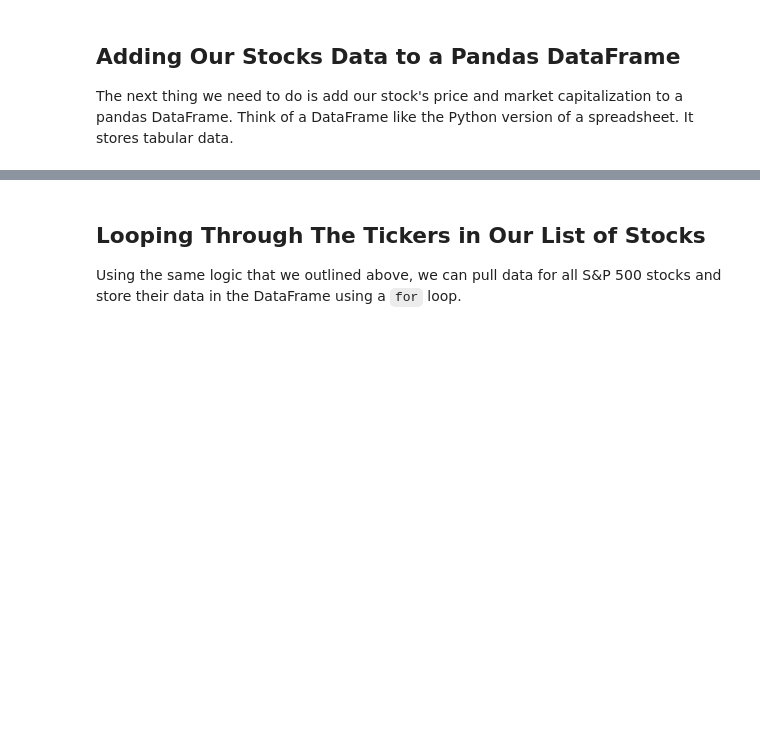
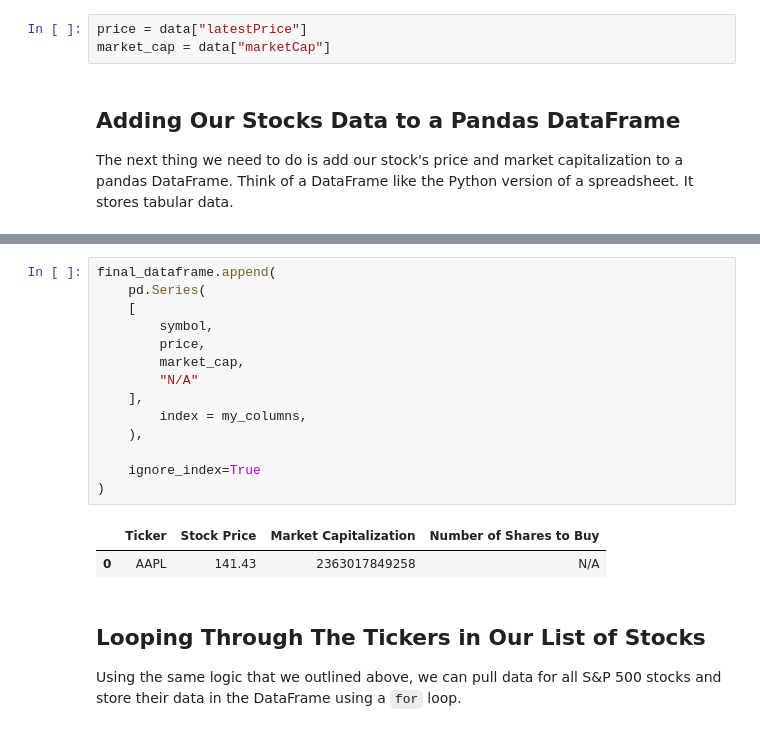
Before and after one commit to weixiangtoh/algorithmic-trading-python, a Jupyter notebook: starter_files/001_equal_weight_S&P_500.ipynb, the cells around one changed output, grey strips where cells are left out. Saved outputs shown, nothing was run; the diff lists cells and outputs as text; blank space fills up the shorter version.

```diff
--- a/starter_files/001_equal_weight_S&P_500.ipynb
+++ b/starter_files/001_equal_weight_S&P_500.ipynb
@@ -81,6 +85,9 @@ We need the following information from the API:
 The API call that we executed in the last code block contains all of the information required to build our equal-weight S&P 500 strategy.
 
 With that said, the data isn't in a proper format yet. We need to parse it first.
+# %%
+price = data["latestPrice"]
+market_cap = data["marketCap"]
 # %% [markdown]
 ## Adding Our Stocks Data to a Pandas DataFrame
 
@@ -88,3 +101,20 @@ The next thing we need to do is add our stock's price and market capitalization
+# %%
+final_dataframe.append(
+    pd.Series(
+    [
+        symbol,
+        price,
+        market_cap,
+        "N/A"
+    ],
+        index = my_columns,
+    ),
+
+    ignore_index=True
+)
+# %% [output]
+|  | Ticker | Stock Price | Market Capitalization | Number of Shares to Buy |
+| 0 | AAPL | 141.43 | 2363017849258 | N/A |
 # %% [markdown]
 ## Looping Through The Tickers in Our List of Stocks
 
```
Also changed, not shown: parts of 17 cells of this notebook, 3 other files.
